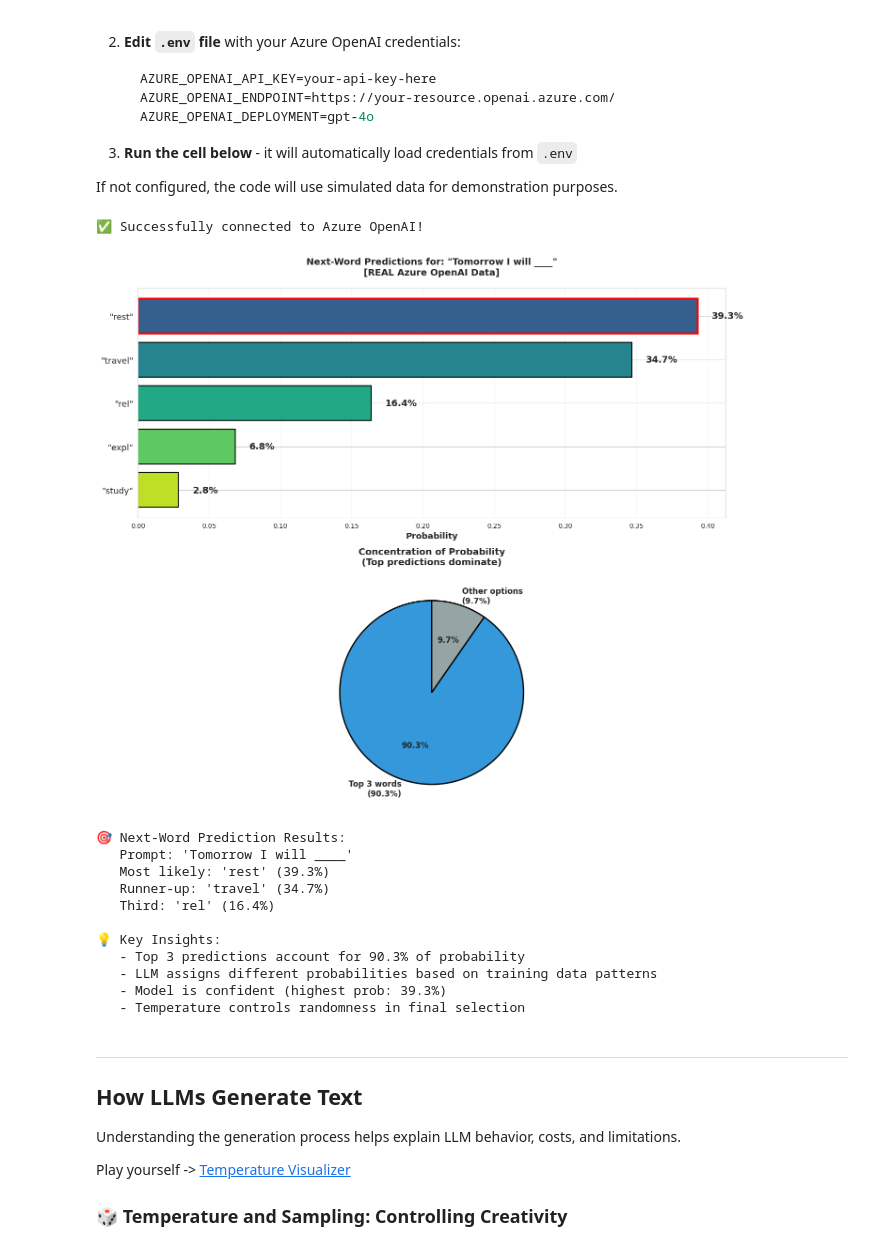
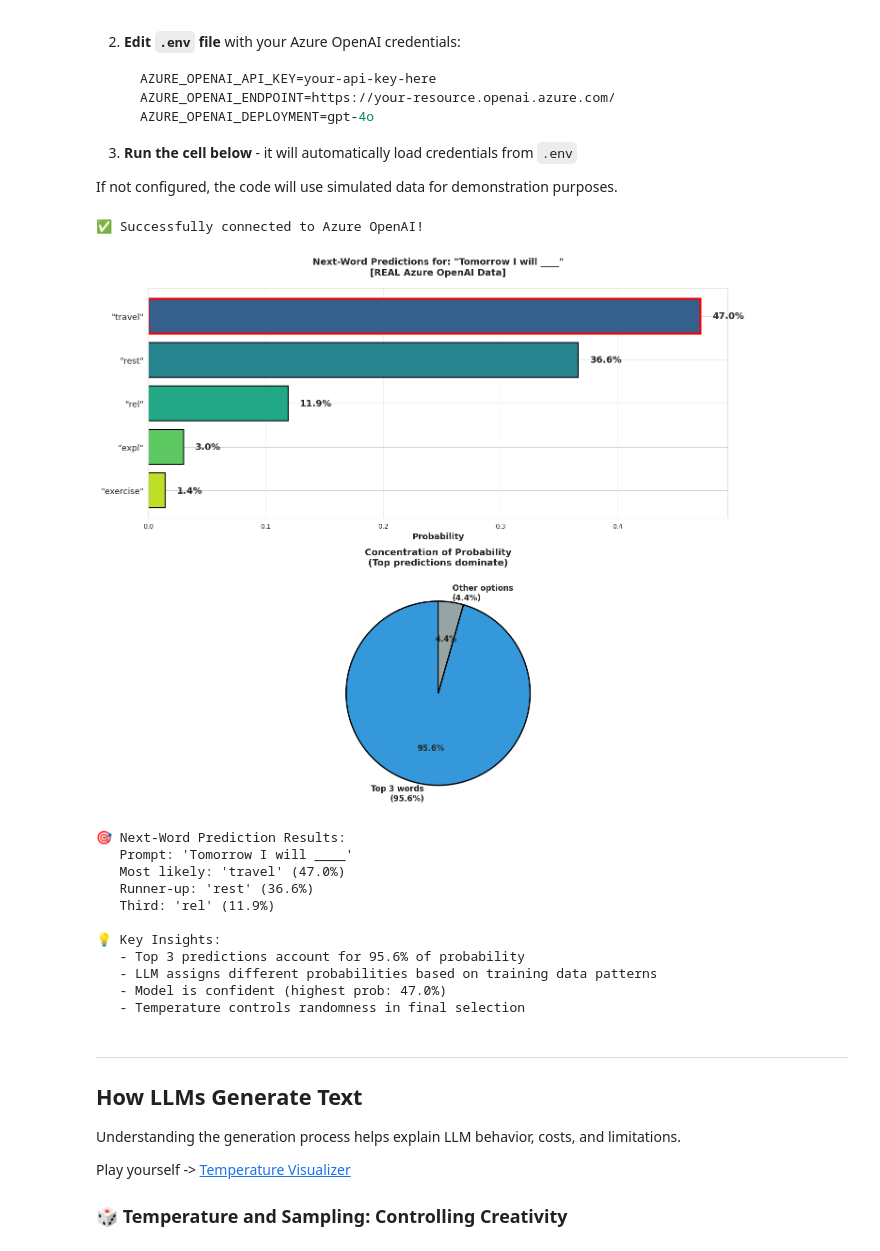
Before and after one commit to karolzak/ml101, a Jupyter notebook: notebooks/04-llm-basics.ipynb, the cells around one changed output. Saved outputs shown, nothing was run; the diff lists cells and outputs as text; code cells hidden in the pictures.

```diff
--- a/notebooks/04-llm-basics.ipynb
+++ b/notebooks/04-llm-basics.ipynb
@@ -85,27 +85,27 @@ If not configured, the code will use simulated data for demonstration purposes.
 # %%
 # Try different prompts to see varying probability distributions:
 # - "The sky is" → Very predictable (blue, clear, cloudy)
 # - "I feel" → More varied emotions/states
 # - "The secret ingredient is" → Creative, many possibilities
 # - "Tomorrow I will" → Open-ended actions
 prompt = "Tomorrow I will"
 # prompt = "The weather tomorrow is going to be"
 # prompt = "If it rains today, the weather tomorrow is going to be"
 # prompt = "If it's fall season and it rains today, the weather tomorrow is going to be"
-helpers.visualize_real_next_word_predictions(prompt)
+helpers.visualize_real_next_word_predictions(prompt, temperature=0.0)
 # %% [output]
 ✅ Successfully connected to Azure OpenAI!
-[figure, old version]
+[figure, new version]
 🎯 Next-Word Prediction Results:
    Prompt: 'Tomorrow I will ____'
-   Most likely: 'rest' (39.3%)
-   Runner-up: 'travel' (34.7%)
-   Third: 'rel' (16.4%)
+   Most likely: 'travel' (47.0%)
+   Runner-up: 'rest' (36.6%)
+   Third: 'rel' (11.9%)
 
 💡 Key Insights:
-   - Top 3 predictions account for 90.3% of probability
+   - Top 3 predictions account for 95.6% of probability
    - LLM assigns different probabilities based on training data patterns
-   - Model is confident (highest prob: 39.3%)
+   - Model is confident (highest prob: 47.0%)
    - Temperature controls randomness in final selection
 # %% [markdown]
 ---
```
Also changed, not shown: parts of 3 cells of this notebook.
